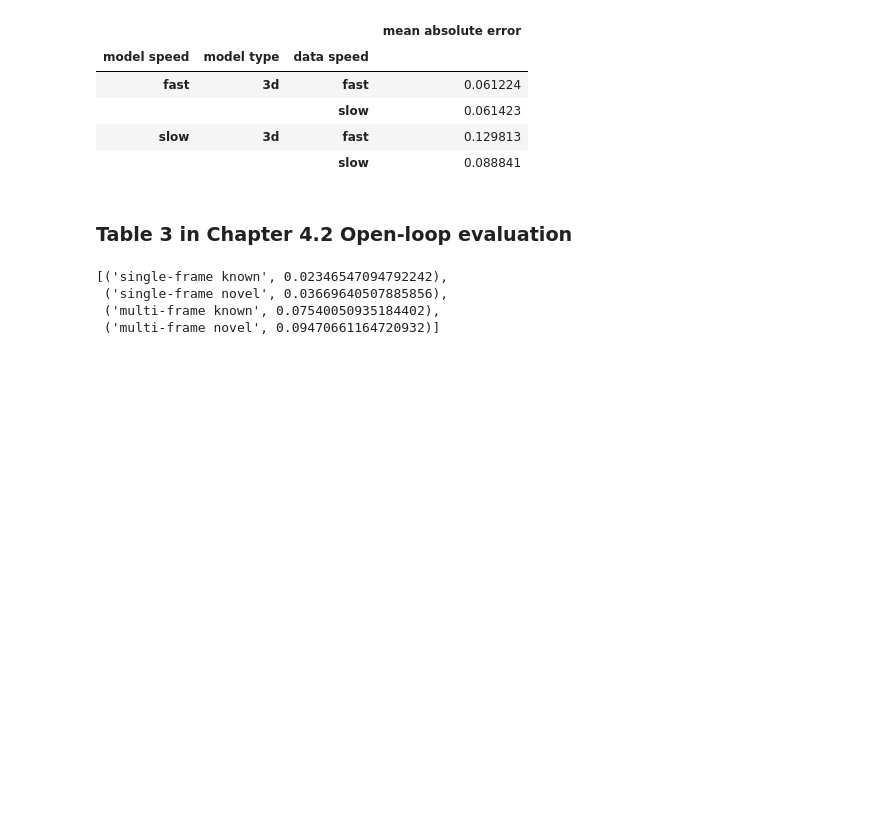
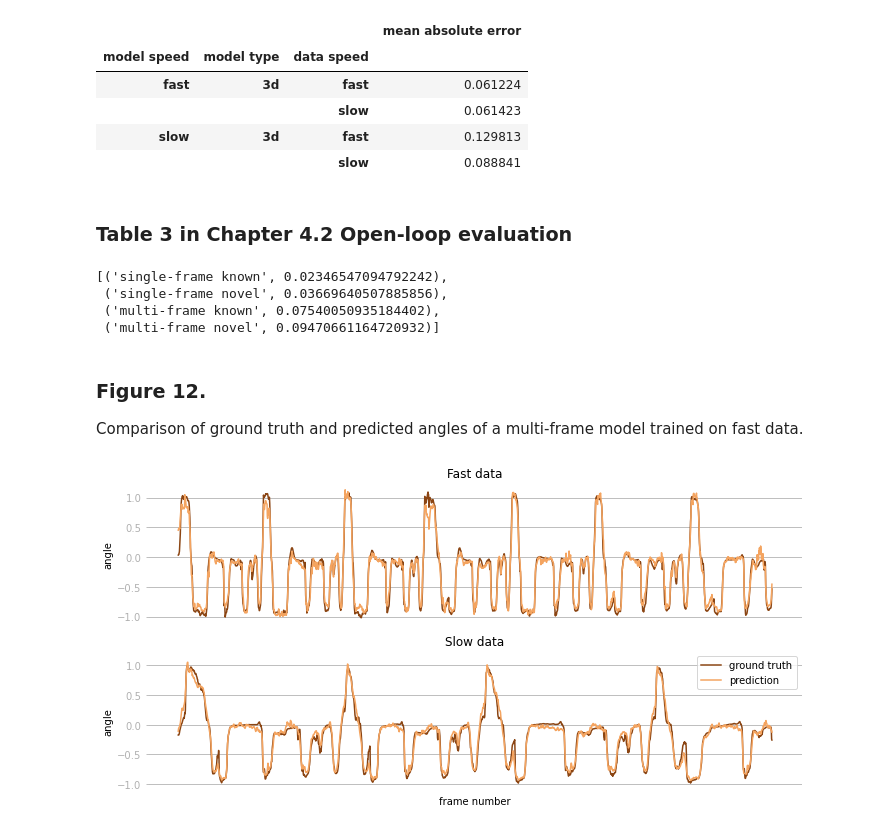
Before and after one commit to kristjanr/dat-sci-master-thesis, a Jupyter notebook: OpenLoopEvaluation.ipynb, the cells around one changed output. Drawn from its saved outputs; the diff is of its cells as text; code cells hidden in the pictures; blank space fills up the shorter version.

```diff
--- a/OpenLoopEvaluation.ipynb
+++ b/OpenLoopEvaluation.ipynb
@@ -107,3 +107,46 @@ df[df['model type']=='3d'].groupby(['model speed', 'model type', 'data speed']).
  ('single-frame novel', 0.03669640507885856),
  ('multi-frame known', 0.07540050935184402),
  ('multi-frame novel', 0.09470661164720932)]
+# %%
+from matplotlib import pyplot as plt
+import matplotlib as mpl
+
+
+def plot_gt_and_pred(tub_preds_and_ground_truths):
+    fig, axs = plt.subplots(nrows=len(tub_preds_and_ground_truths), ncols=1, figsize=(10, 5), sharex='all', sharey='all')
+    for i, (name, data) in enumerate(tub_preds_and_ground_truths.items()):
+        ax = axs.flat[i]
+        ax.grid(True, axis='y')
+
+        gt = data[0:2000, data.shape[1]-1]
+        ax.plot(gt, label='ground truth', color='saddlebrown')
+
+        preds = data[0:2000, data.shape[1]-2]
+        ax.plot(preds, label='prediction', color='sandybrown')
+        ax.spines['top'].set_visible(False)
+        ax.spines['right'].set_visible(False)
+        ax.spines['bottom'].set_visible(False)
+        ax.spines['left'].set_visible(False)
+        ax.get_xaxis().set_ticks([])
+        ax.grid(True, axis='y')
+        ax.tick_params(axis='y', colors=mpl.rcParams['grid.color'])
+        if i == 0:
+            ax.set(title=name, ylabel='angle')
+        if i == 1:
+            ax.legend()
+            ax.set(title=name, ylabel='angle', xlabel='frame number')
+    fig.tight_layout()
+    plt.show()
+# %% [markdown]
+### Figure 12.
+Comparison of ground truth and predicted angles of a multi-frame model trained on fast data.
+# %%
+
+
+tub_preds_and_ground_truths = {
+    'Fast data': fast_model_fast_data_3d,
+    'Slow data': fast_model_slow_data_3d,
+}
+plot_gt_and_pred(tub_preds_and_ground_truths)
+# %% [output]
+[figure, added]
```
Also changed, not shown: parts of 3 cells of this notebook, 10 other files.
